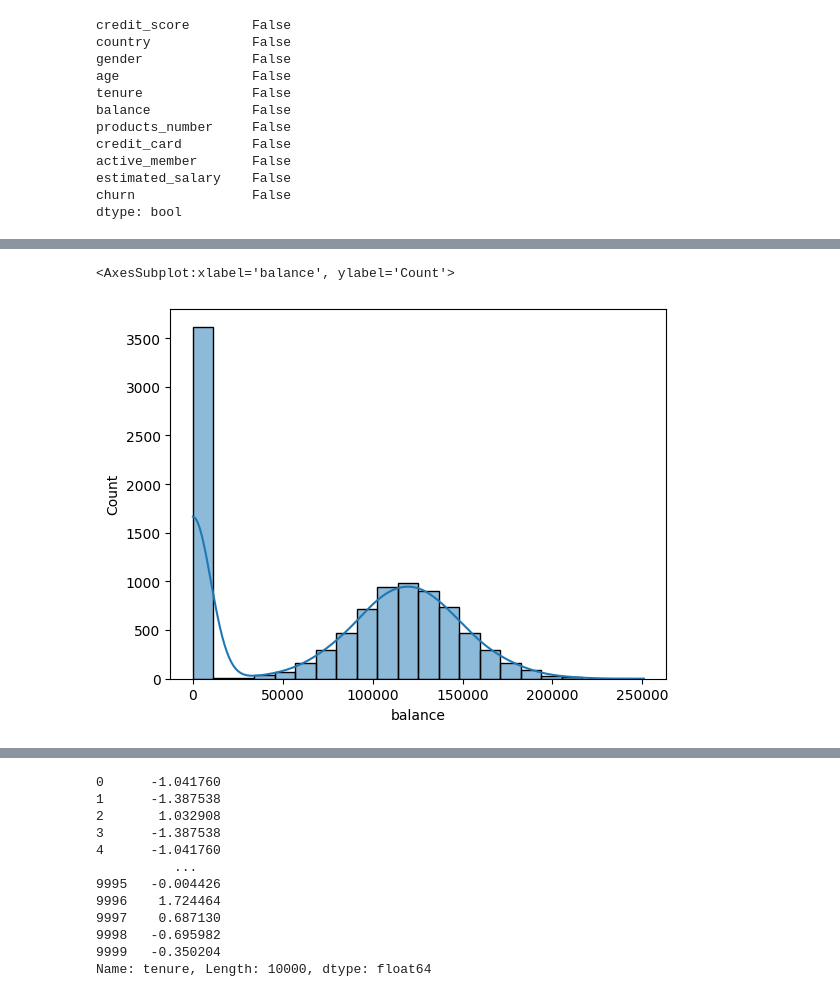
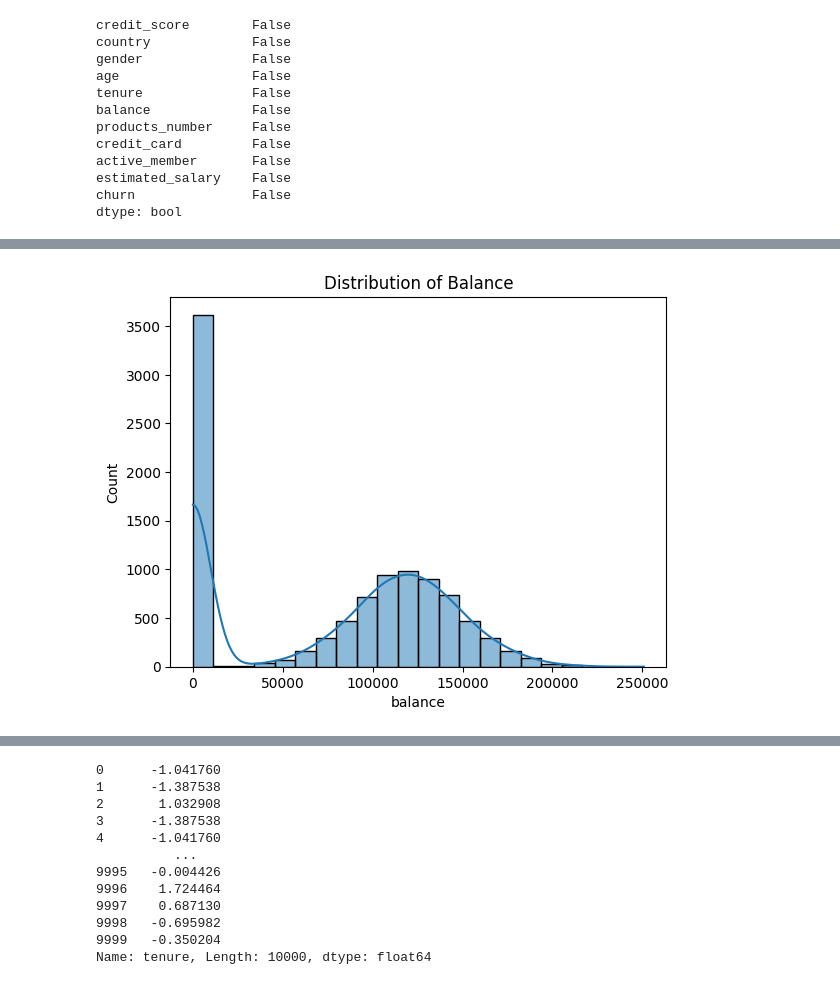
Before and after one commit to mmwitters/CDA_Project, a Jupyter notebook: Final Project.ipynb, the cells around one changed output, grey strips where cells are left out. Cells and saved outputs as stored; diff of their text form; code cells hidden in the pictures.

```diff
--- a/Final Project.ipynb
+++ b/Final Project.ipynb
@@ -107,5 +113,5 @@ sns.boxplot(x='churn', y='estimated_salary', data=data)
 # %%
-sns.histplot(data=data, x="balance", kde=True)
+sns.histplot(data=data, x="balance", kde=True).set(title="Distribution of Balance")
+plt.show()
 # %% [output]
-<AxesSubplot:xlabel='balance', ylabel='Count'>
-[figure, old version]
+[figure, new version]
```
Also changed, not shown: parts of 13 cells of this notebook.
